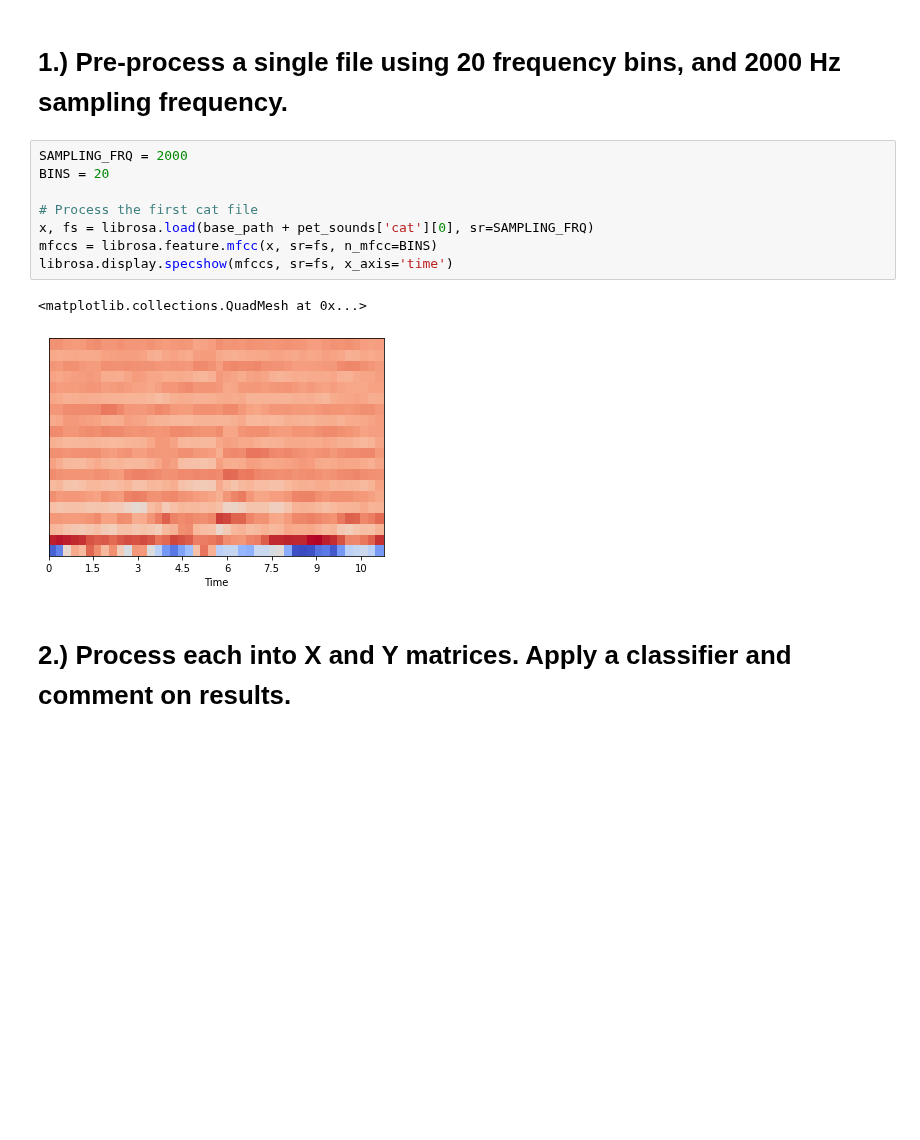
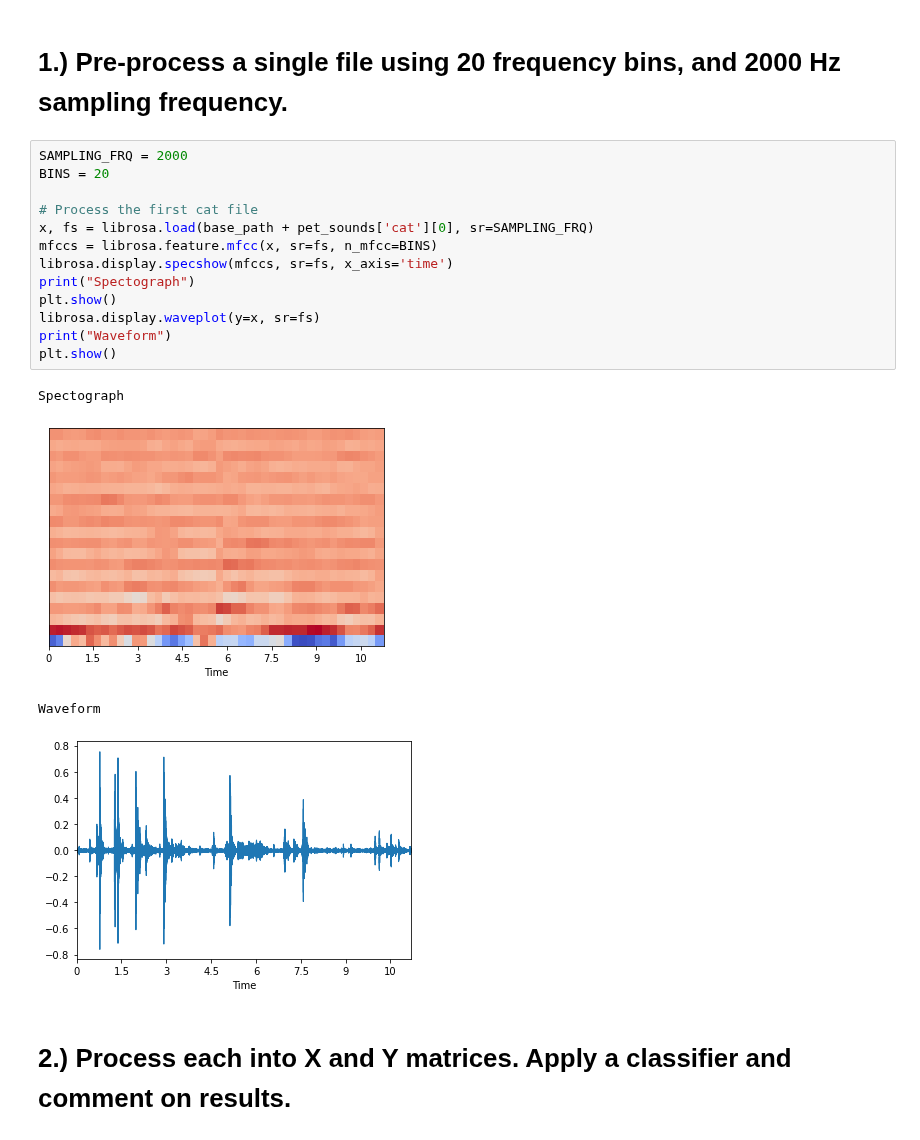
Before and after one commit to WillMc93/EN.705.601, a Jupyter notebook: McElhenney-Assign13.ipynb, the cells around one changed output. Drawn from its saved outputs; the diff is of its cells as text; blank space fills up the shorter version.

```diff
--- a/McElhenney-Assign13.ipynb
+++ b/McElhenney-Assign13.ipynb
@@ -54,14 +54,21 @@ for i in range(0, 168):
 # %%
 SAMPLING_FRQ = 2000
 BINS = 20
 
 # Process the first cat file
 x, fs = librosa.load(base_path + pet_sounds['cat'][0], sr=SAMPLING_FRQ)
 mfccs = librosa.feature.mfcc(x, sr=fs, n_mfcc=BINS)
 librosa.display.specshow(mfccs, sr=fs, x_axis='time')
+print("Spectograph")
+plt.show()
+librosa.display.waveplot(y=x, sr=fs)
+print("Waveform")
+plt.show()
 # %% [output]
-<matplotlib.collections.QuadMesh at 0x...>
+Spectograph
 [figure]
+Waveform
+[figure, added]
 # %% [markdown]
 # 2.) Process each into X and Y matrices. Apply a classifier and comment on results.
 # %% [markdown]
```
Also changed, not shown: parts of 12 cells of this notebook.
